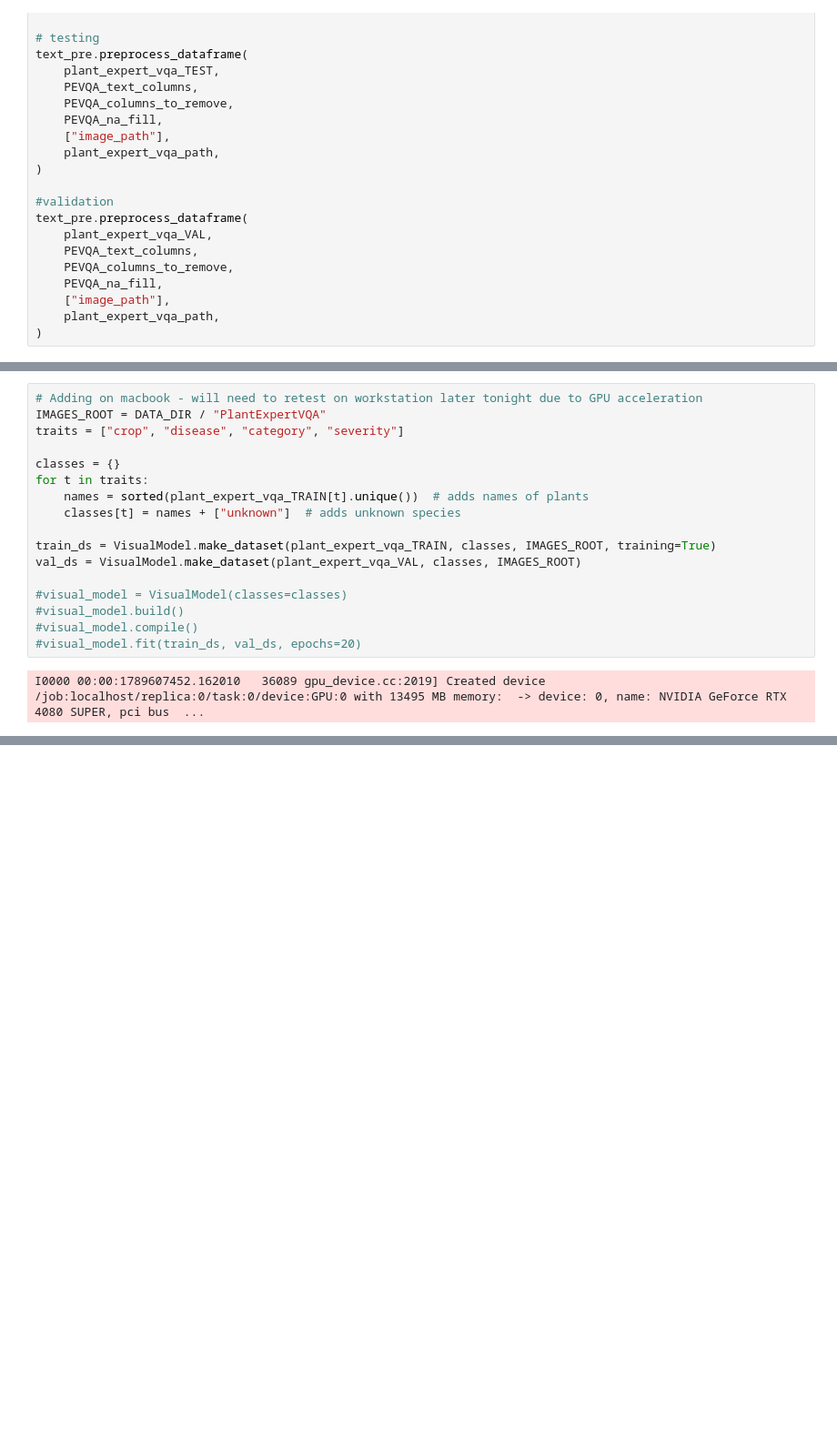
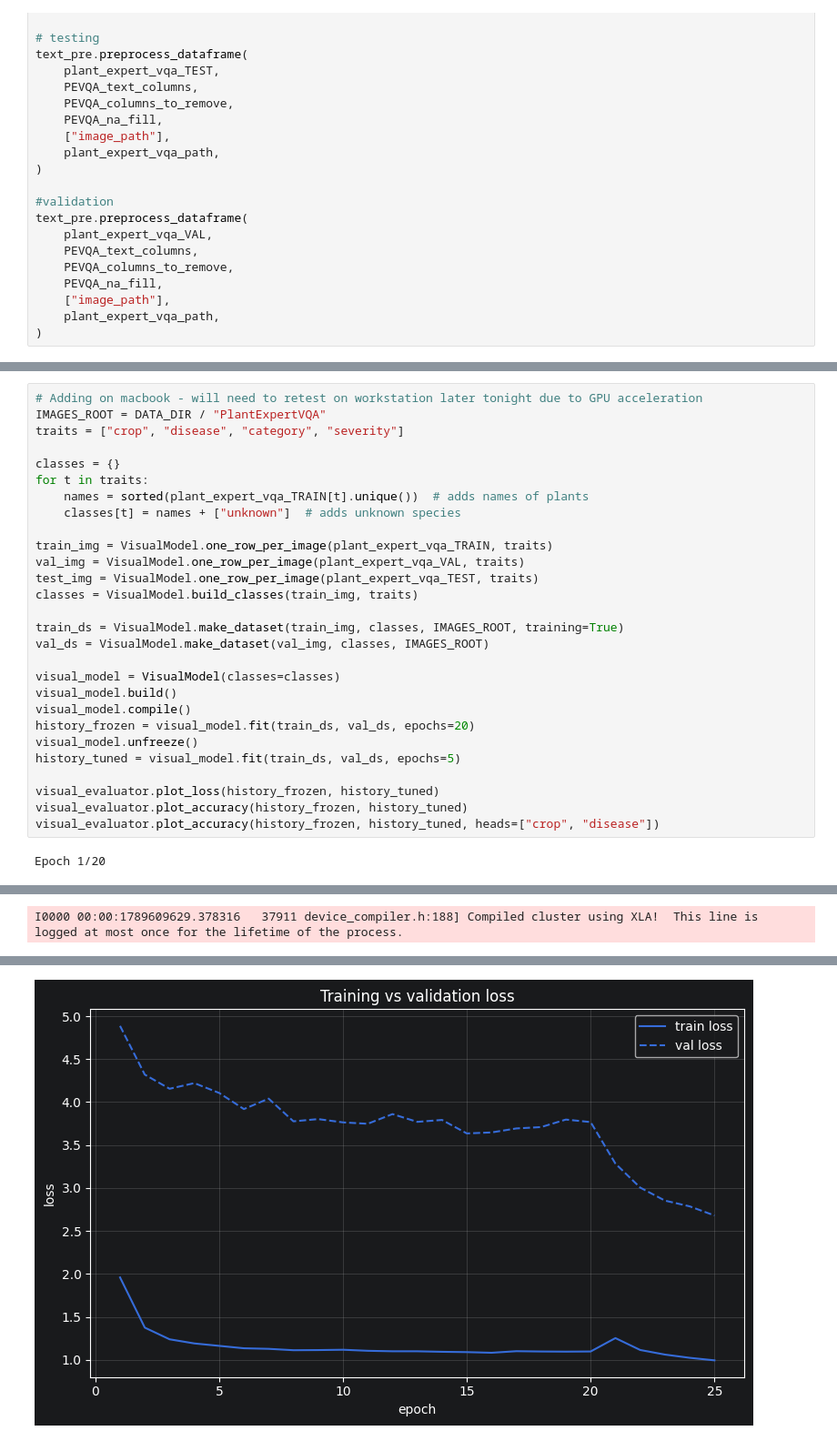
Before and after one commit to KylerYohnPsu/PlantQA, a Jupyter notebook: Capstone_Executables.ipynb, the cells around one changed output, grey strips where cells are left out. Shown at 91% size. Cells and saved outputs as stored; diff of their text form; blank space fills up the shorter version.

```diff
--- a/Capstone_Executables.ipynb
+++ b/Capstone_Executables.ipynb
@@ -208,12 +220,23 @@ for t in traits:
     names = sorted(plant_expert_vqa_TRAIN[t].unique())  # adds names of plants
     classes[t] = names + ["unknown"]  # adds unknown species
 
-train_ds = VisualModel.make_dataset(plant_expert_vqa_TRAIN, classes, IMAGES_ROOT, training=True)
-val_ds = VisualModel.make_dataset(plant_expert_vqa_VAL, classes, IMAGES_ROOT)
+train_img = VisualModel.one_row_per_image(plant_expert_vqa_TRAIN, traits)
+val_img = VisualModel.one_row_per_image(plant_expert_vqa_VAL, traits)
+test_img = VisualModel.one_row_per_image(plant_expert_vqa_TEST, traits)
+classes = VisualModel.build_classes(train_img, traits)
 
-#visual_model = VisualModel(classes=classes)
-#visual_model.build()
-#visual_model.compile()
-#visual_model.fit(train_ds, val_ds, epochs=20)
+train_ds = VisualModel.make_dataset(train_img, classes, IMAGES_ROOT, training=True)
+val_ds = VisualModel.make_dataset(val_img, classes, IMAGES_ROOT)
+
+visual_model = VisualModel(classes=classes)
+visual_model.build()
+visual_model.compile()
+history_frozen = visual_model.fit(train_ds, val_ds, epochs=20)
+visual_model.unfreeze()
+history_tuned = visual_model.fit(train_ds, val_ds, epochs=5)
+
+visual_evaluator.plot_loss(history_frozen, history_tuned)
+visual_evaluator.plot_accuracy(history_frozen, history_tuned)
+visual_evaluator.plot_accuracy(history_frozen, history_tuned, heads=["crop", "disease"])
 # %% [output]
-I0000 00:00:1789607452.162010   36089 gpu_device.cc:2019] Created device /job:localhost/replica:0/task:0/device:GPU:0 with 13495 MB memory:  -> device: 0, name: NVIDIA GeForce RTX 4080 SUPER, pci bus  ...
+Epoch 1/20
@@ -219,0 +254 @@ I0000 00:00:1789607452.162010   36089 gpu_device.cc:2019] Created device /job:lo
+I0000 00:00:1789609629.378316   37911 device_compiler.h:188] Compiled cluster using XLA!  This line is logged at most once for the lifetime of the process.
@@ -219,0 +289 @@ I0000 00:00:1789607452.162010   36089 gpu_device.cc:2019] Created device /job:lo
+[figure, added]
```
Also changed, not shown: parts of 9 cells of this notebook, 2 other files.
